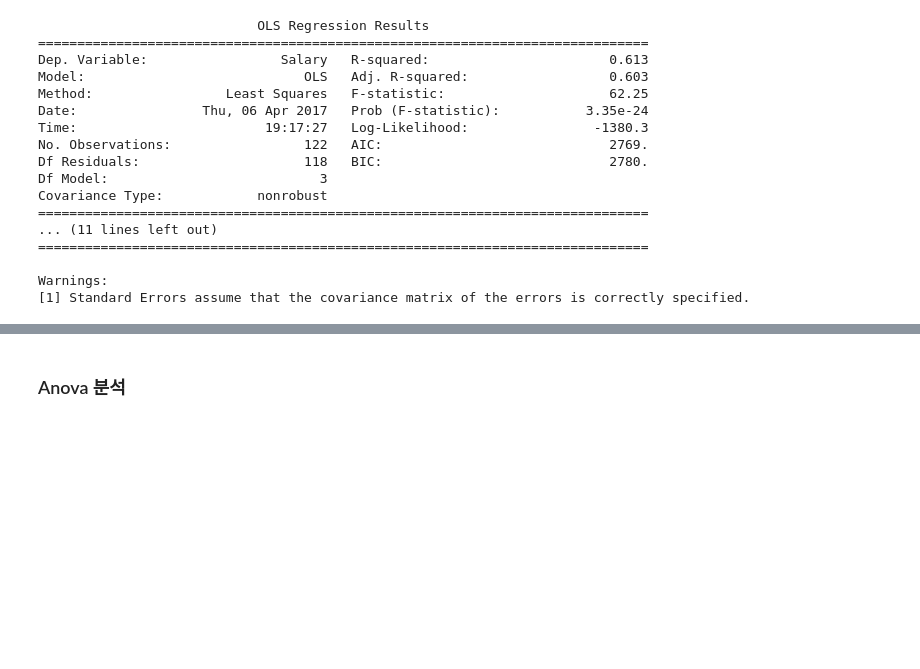
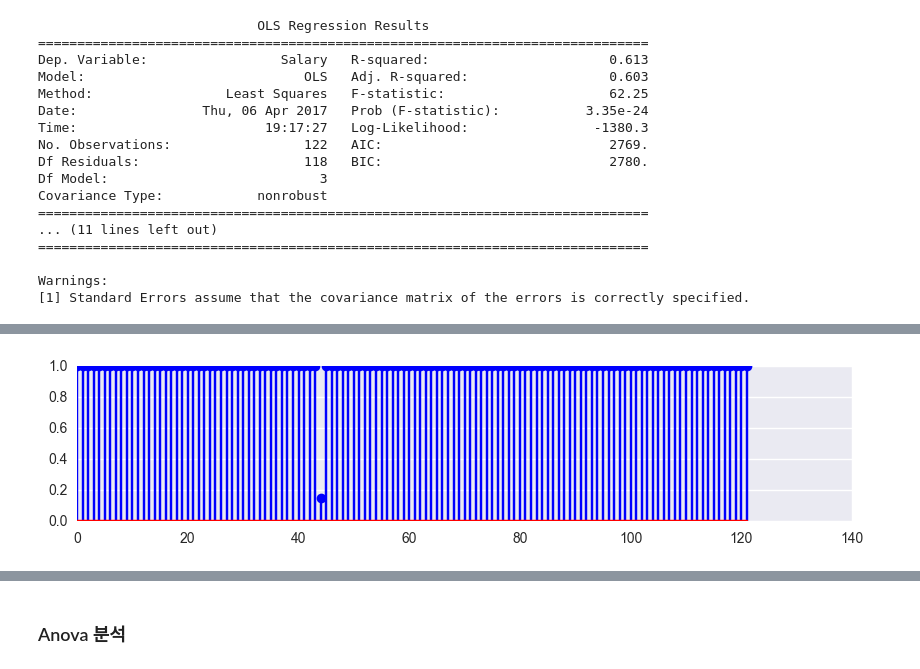
Before and after one commit to GD-park/Baseball_players_salary_pred, a Jupyter notebook: Trial_Error/Feature Selection.ipynb, the cells around one changed output, grey strips where cells are left out. Saved outputs shown, nothing was run; the diff lists cells and outputs as text; code cells hidden in the pictures; blank space fills up the shorter version.

Commit message:
PCA & find outlier

```diff
--- a/Trial_Error/Feature Selection.ipynb
+++ b/Trial_Error/Feature Selection.ipynb
@@ -154,0 +354,6 @@ Warnings:
+# %%
+plt.figure(figsize = (10,2))
+plt.stem(result2.outlier_test().ix[:, -1])
+plt.show()
+# %% [output]
+[figure, added]
```
Also changed, not shown: parts of 26 cells of this notebook.
